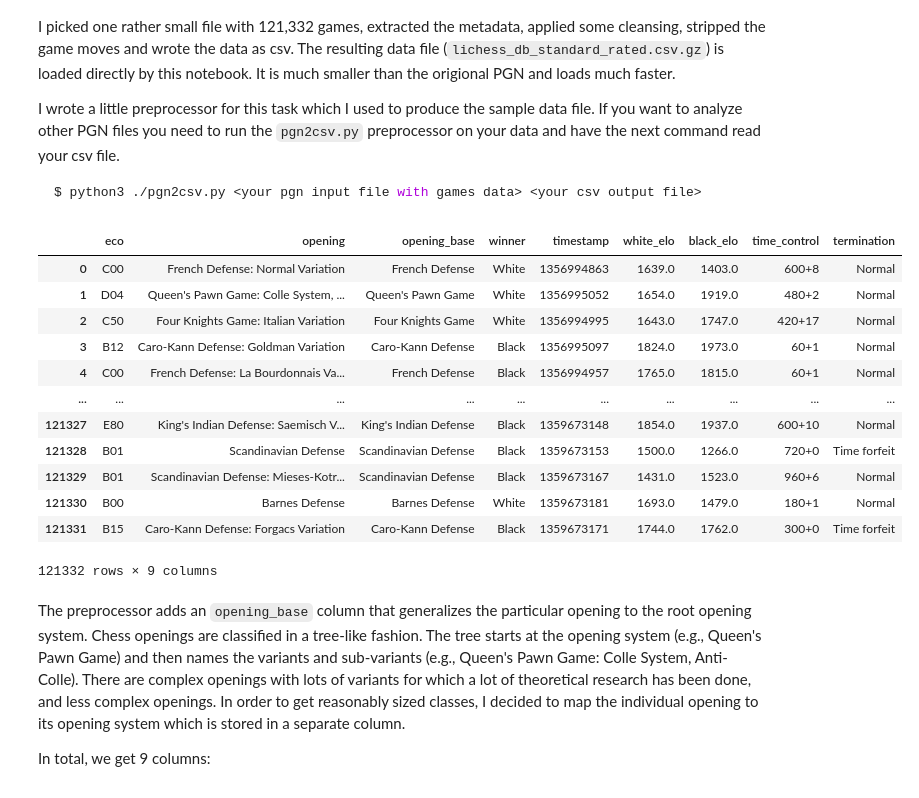
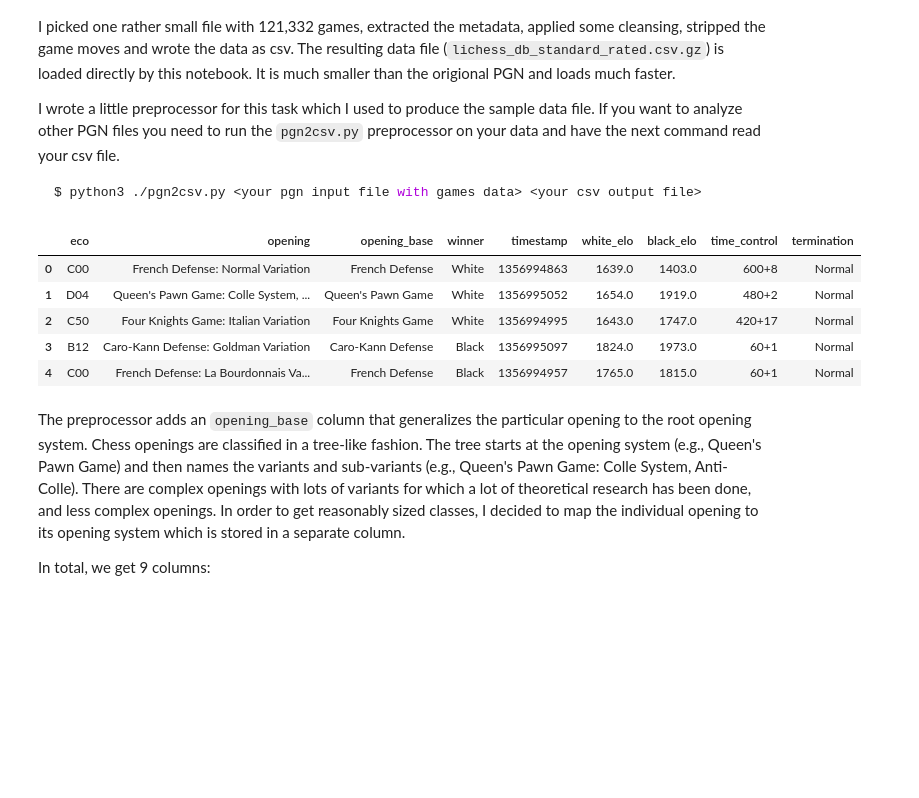
Before and after one commit to san-zrl/chess_openings, a Jupyter notebook: chess_openings.ipynb, the cells around one changed output. Saved outputs shown, nothing was run; the diff lists cells and outputs as text; code cells hidden in the pictures; blank space fills up the shorter version.

````diff
--- a/chess_openings.ipynb
+++ b/chess_openings.ipynb
@@ -23,21 +23,14 @@ $ python3 ./pgn2csv.py <your pgn input file with games data> <your csv output fi
 ```
 # %%
 df = pd.read_csv('lichess_db_standard_rated.csv.gz')
-df
+df.head()
 # %% [output]
 |  | eco | opening | opening_base | winner | timestamp | white_elo | black_elo | time_control | termination |
 | 0 | C00 | French Defense: Normal Variation | French Defense | White | 1356994863 | 1639.0 | 1403.0 | 600+8 | Normal |
 | 1 | D04 | Queen's Pawn Game: Colle System, ... | Queen's Pawn Game | White | 1356995052 | 1654.0 | 1919.0 | 480+2 | Normal |
 | 2 | C50 | Four Knights Game: Italian Variation | Four Knights Game | White | 1356994995 | 1643.0 | 1747.0 | 420+17 | Normal |
 | 3 | B12 | Caro-Kann Defense: Goldman Variation | Caro-Kann Defense | Black | 1356995097 | 1824.0 | 1973.0 | 60+1 | Normal |
 | 4 | C00 | French Defense: La Bourdonnais Va... | French Defense | Black | 1356994957 | 1765.0 | 1815.0 | 60+1 | Normal |
-| ... | ... | ... | ... | ... | ... | ... | ... | ... | ... |
-| 121327 | E80 | King's Indian Defense: Saemisch V... | King's Indian Defense | Black | 1359673148 | 1854.0 | 1937.0 | 600+10 | Normal |
-| 121328 | B01 | Scandinavian Defense | Scandinavian Defense | Black | 1359673153 | 1500.0 | 1266.0 | 720+0 | Time forfeit |
-| 121329 | B01 | Scandinavian Defense: Mieses-Kotr... | Scandinavian Defense | Black | 1359673167 | 1431.0 | 1523.0 | 960+6 | Normal |
-| 121330 | B00 | Barnes Defense | Barnes Defense | White | 1359673181 | 1693.0 | 1479.0 | 180+1 | Normal |
-| 121331 | B15 | Caro-Kann Defense: Forgacs Variation | Caro-Kann Defense | Black | 1359673171 | 1744.0 | 1762.0 | 300+0 | Time forfeit |
-121332 rows × 9 columns
 # %% [markdown]
 The preprocessor adds an `opening_base` column that generalizes the particular opening to the root opening system. Chess openings are classified in a tree-like fashion. The tree starts at the opening system (e.g., Queen's Pawn Game) and then names the variants and sub-variants (e.g., Queen's Pawn Game: Colle System, Anti-Colle). There are complex openings with lots of variants for which a lot of theoretical research has been done, and less complex openings. In order to get reasonably sized classes, I decided to map the individual opening to its opening system which is stored in a separate column.
 
````
Also changed, not shown: parts of 2 cells of this notebook, 1 other file.
